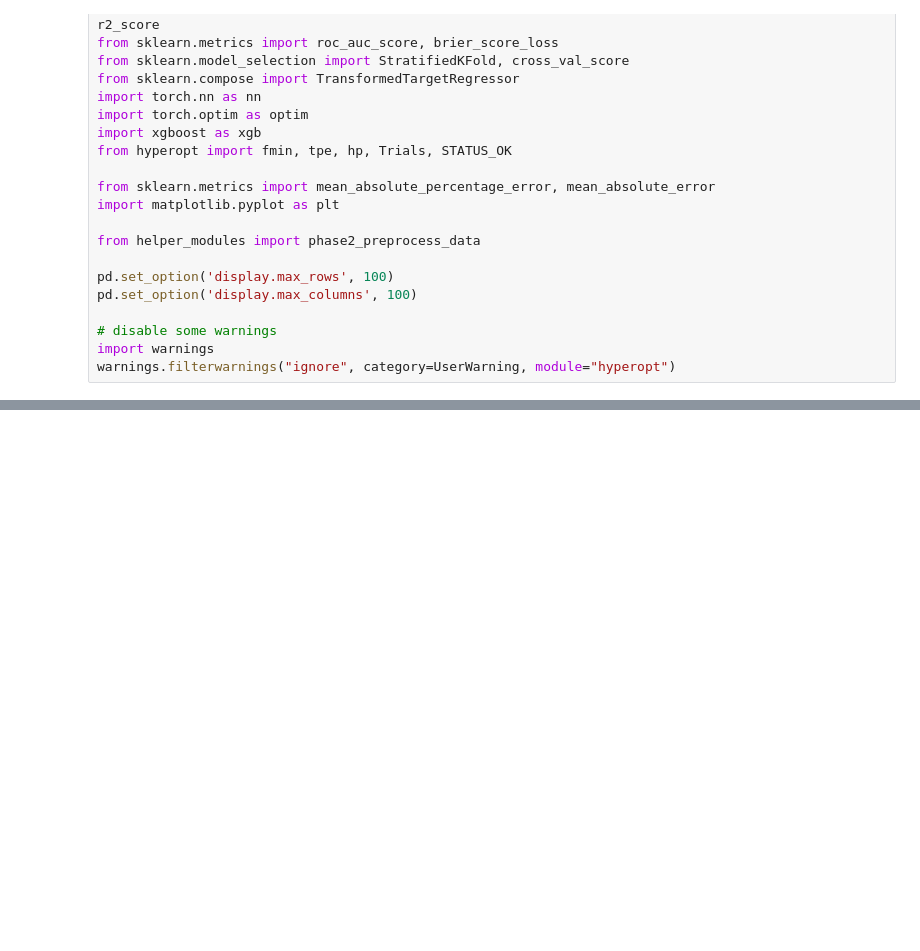
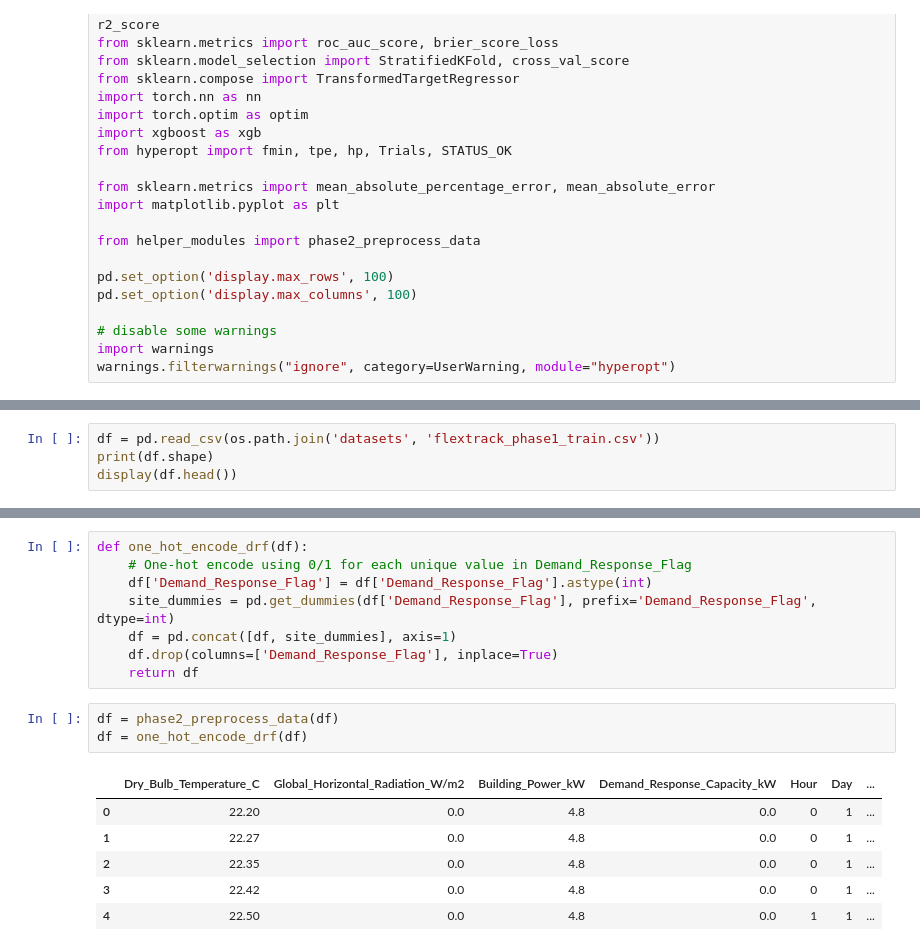
Before and after one commit to truongbnguyen88/nrg_hackathon_sept2025, a Jupyter notebook: phase2_train_method3.ipynb, the cells around one changed output, grey strips where cells are left out. Drawn from its saved outputs; the diff is of its cells as text; blank space fills up the shorter version.

```diff
--- a/phase2_train_method3.ipynb
+++ b/phase2_train_method3.ipynb
@@ -155,0 +254,4 @@ print("Models saved.")
+# %%
+df = pd.read_csv(os.path.join('datasets', 'flextrack_phase1_train.csv'))
+print(df.shape)
+display(df.head())
@@ -155,0 +266,18 @@ print("Models saved.")
+# %%
+def one_hot_encode_drf(df):
+    # One-hot encode using 0/1 for each unique value in Demand_Response_Flag
+    df['Demand_Response_Flag'] = df['Demand_Response_Flag'].astype(int)
+    site_dummies = pd.get_dummies(df['Demand_Response_Flag'], prefix='Demand_Response_Flag', dtype=int)
+    df = pd.concat([df, site_dummies], axis=1)
+    df.drop(columns=['Demand_Response_Flag'], inplace=True)
+    return df
+# %%
+df = phase2_preprocess_data(df)
+df = one_hot_encode_drf(df)
+# %% [output]
+|  | Dry_Bulb_Temperature_C | Global_Horizontal_Radiation_W/m2 | Building_Power_kW | Demand_Response_Capacity_kW | Hour | Day | ... |
+| 0 | 22.20 | 0.0 | 4.8 | 0.0 | 0 | 1 | ... |
+| 1 | 22.27 | 0.0 | 4.8 | 0.0 | 0 | 1 | ... |
+| 2 | 22.35 | 0.0 | 4.8 | 0.0 | 0 | 1 | ... |
+| 3 | 22.42 | 0.0 | 4.8 | 0.0 | 0 | 1 | ... |
+| 4 | 22.50 | 0.0 | 4.8 | 0.0 | 1 | 1 | ... |
```
Also changed, not shown: parts of 13 cells of this notebook, 3 other files.
